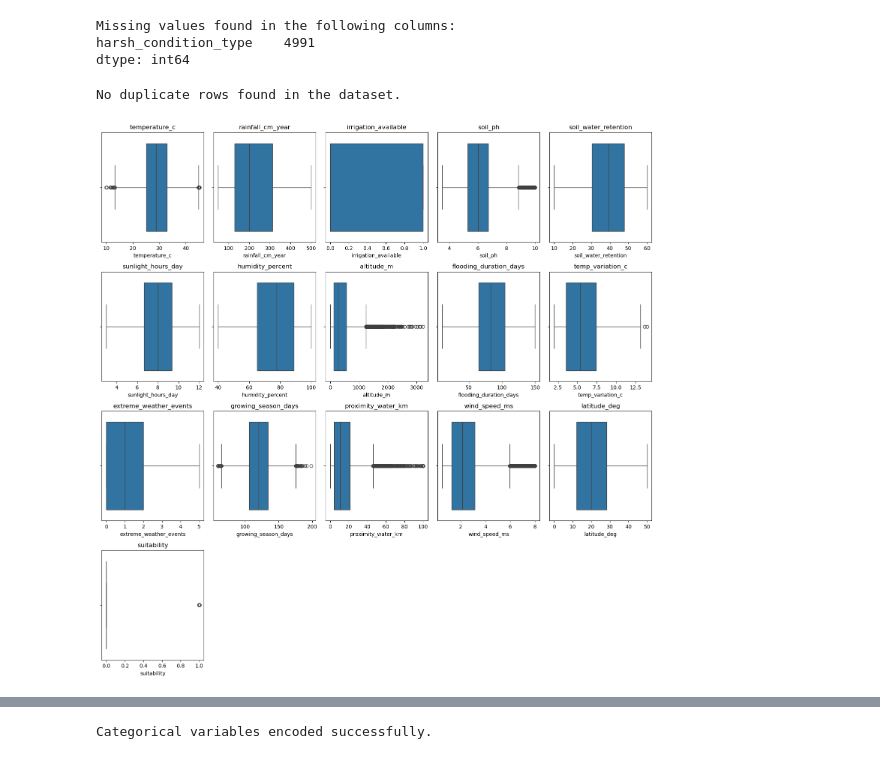
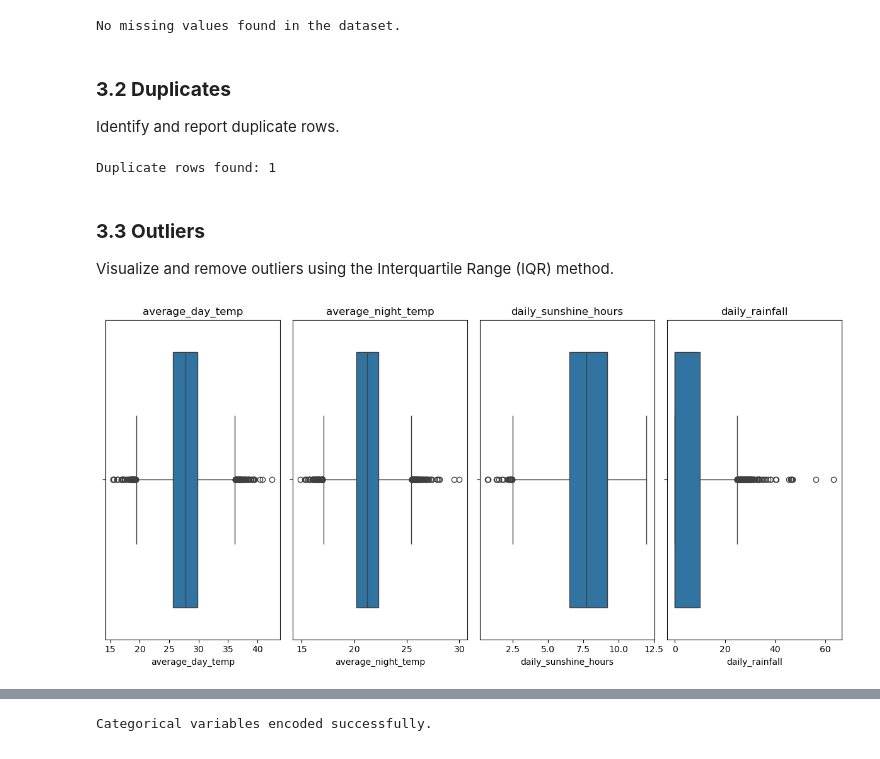
Before and after one commit to mdjubaer12/ML-Based-Decision-Support-for-Rice-Cultivation-Suitability-in-Bangladesh, a Jupyter notebook: rice_yield_analysis.ipynb, the cells around one changed output, grey strips where cells are left out. Drawn from its saved outputs; the diff is of its cells as text; code cells hidden in the pictures.

```diff
--- a/rice_yield_analysis.ipynb
+++ b/rice_yield_analysis.ipynb
@@ -27,6 +36,6 @@ warnings.filterwarnings("ignore")
 # %%
 # Load the dataset
-data_path = "data/rice_synthetic_data.csv"
+data_path = "data/rice_cultivation_daily_dataset.csv"
 df = pd.read_csv(data_path)
 df.head()
 # %% [output]
@@ -119,2 +123,0 @@ plot_countplot(df)
-# %%
-df = df.drop(columns=['is_perfect_weather'], axis=1)
@@ -129,9 +138,11 @@ if not missing_values.empty:
 else:
     print("No missing values found in the dataset.")
 # %% [output]
-Missing values found in the following columns:
-harsh_condition_type    4991
-dtype: int64
+No missing values found in the dataset.
+# %% [markdown]
+### **3.2 Duplicates**
+
+Identify and report duplicate rows.
 # %%
 # Check for duplicates
 duplicates = df.duplicated().sum()
@@ -140,25 +151,32 @@ if duplicates > 0:
 else:
     print("No duplicate rows found in the dataset.")
 # %% [output]
-No duplicate rows found in the dataset.
+Duplicate rows found: 1
+# %%
+# Remove duplicates
+df.drop_duplicates(inplace=True)
+# %% [markdown]
+### **3.3 Outliers**
+
+Visualize and remove outliers using the Interquartile Range (IQR) method.
 # %%
 # Check for outliers and visualize them
 def plot_boxplot(df):
     numerical_columns = df.select_dtypes(include='number').columns
-    fig, axes = plt.subplots(int(np.ceil(len(numerical_columns) / 5)), 5, figsize=(15, 15))
+    fig, axes = plt.subplots(int(np.ceil(len(numerical_columns) / 5)), 5, figsize=(15, 6))
     axes = axes.flatten()
     for i, column in enumerate(numerical_columns):
         sns.boxplot(x=df[column], ax=axes[i])
         axes[i].set_title(column)
     # Hide any unused subplots
     for j in range(i + 1, len(axes)):
         axes[j].set_visible(False)
     plt.tight_layout()
     plt.show()
 
 plot_boxplot(df)
 # %% [output]
-[figure, old version]
+[figure, new version]
 # %%
 # Remove outliers using IQR method
 def remove_outliers_iqr(df):
```
Also changed, not shown: parts of 48 cells of this notebook, 4 other files.
